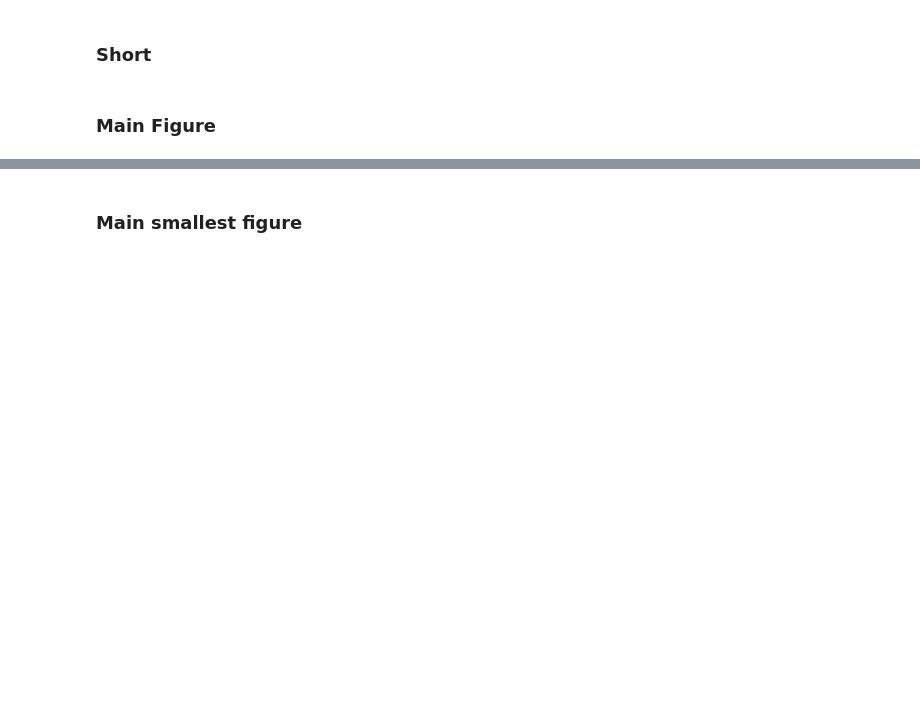
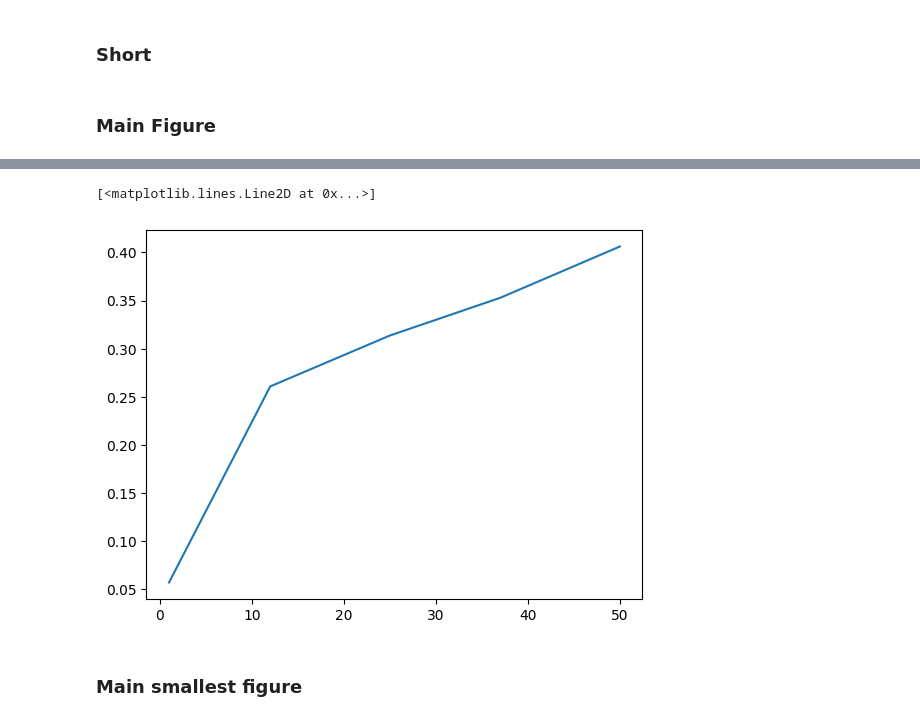
Before and after one commit to SamuelReyd/SearchingForCauses, a Jupyter notebook: src/Experiments.ipynb, the cells around one changed output, grey strips where cells are left out. Cells and saved outputs as stored; diff of their text form; code cells hidden in the pictures; blank space fills up the shorter version.

```diff
--- a/src/Experiments.ipynb
+++ b/src/Experiments.ipynb
@@ -48,0 +95,8 @@ plot_two_metrics(n_attackers, beam_sizes, ("F1","time"), "main-fig", prefix="../
+# %%
+u = tuple(contexts[4])
+x = sorted(values['base']['base_algo'][5].keys())
+y = [values['base']['base_algo'][5][bs][u]["F1"] for bs in beam_sizes]
+plt.plot(np.array(x)+0.001, y, label=f"u{i}")
+# %% [output]
+[<matplotlib.lines.Line2D at 0x...>]
+[figure, added]
```
Also changed, not shown: parts of 14 cells of this notebook, 3 other files.
